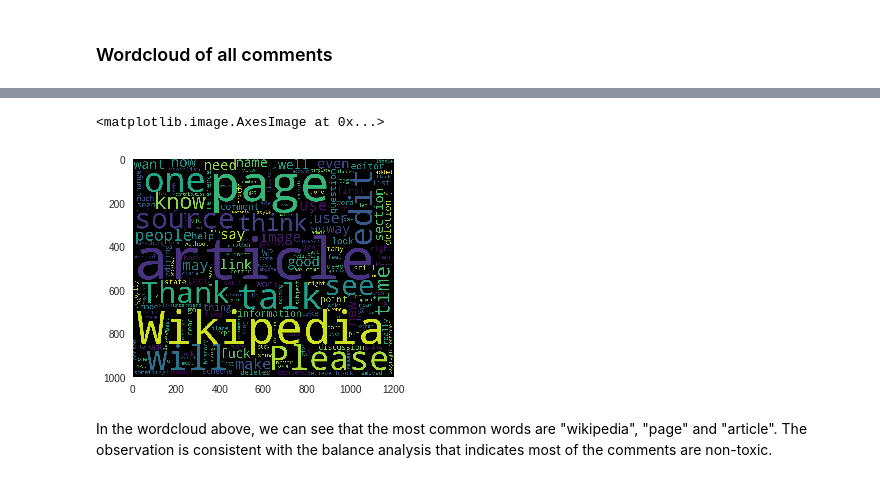
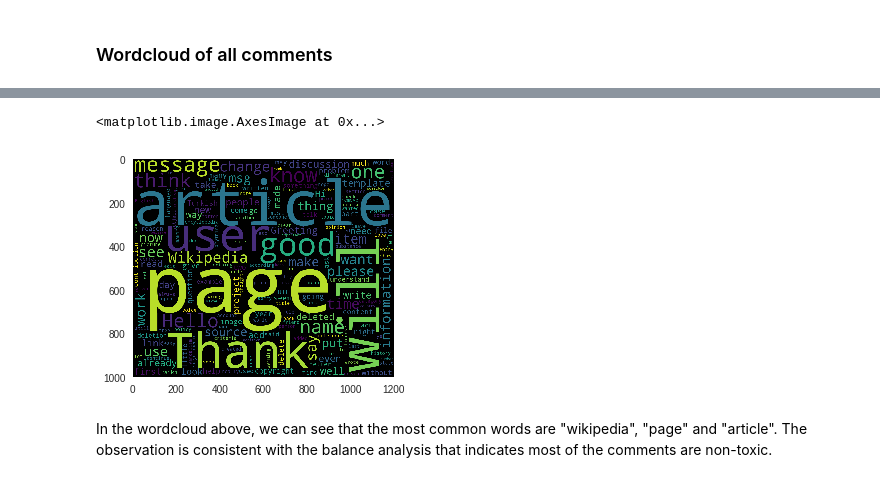
Before and after one commit to cengc13/2040FinalProject, a Jupyter notebook: src/eda/eda.ipynb, the cells around one changed output, grey strips where cells are left out. Saved outputs shown, nothing was run; the diff lists cells and outputs as text; code cells hidden in the pictures.

```diff
--- a/src/eda/eda.ipynb
+++ b/src/eda/eda.ipynb
@@ -127,18 +144,18 @@ test_data.lang.value_counts().plot.bar(rot=0, fontsize=18, color="gold")
 # %%
 def nonan(x):
     if type(x) == str:
         return x.replace("\n", "")
     else:
         return ""
 
-text = ' '.join([nonan(abstract) for abstract in train_data["comment_text"]])
+text = ' '.join([nonan(abstract) for abstract in val_data["translated"]])
 wordcloud = WordCloud(max_font_size=None, background_color='black', collocations=False,
                       width=1200, height=1000).generate(text)
+
+plt.imshow(wordcloud)
+# %% [output]
+<matplotlib.image.AxesImage at 0x...>
+[figure, added]
-# %%
-plt.imshow(wordcloud)
-# %% [output]
-<matplotlib.image.AxesImage at 0x...>
-[figure, removed]
 # %% [markdown]
 In the wordcloud above, we can see that the most common words are "wikipedia", "page" and "article". The observation is consistent with the balance analysis that indicates most of the comments are non-toxic.
 # %% [markdown]
```
Also changed, not shown: parts of 5 cells of this notebook, 4 other files.
